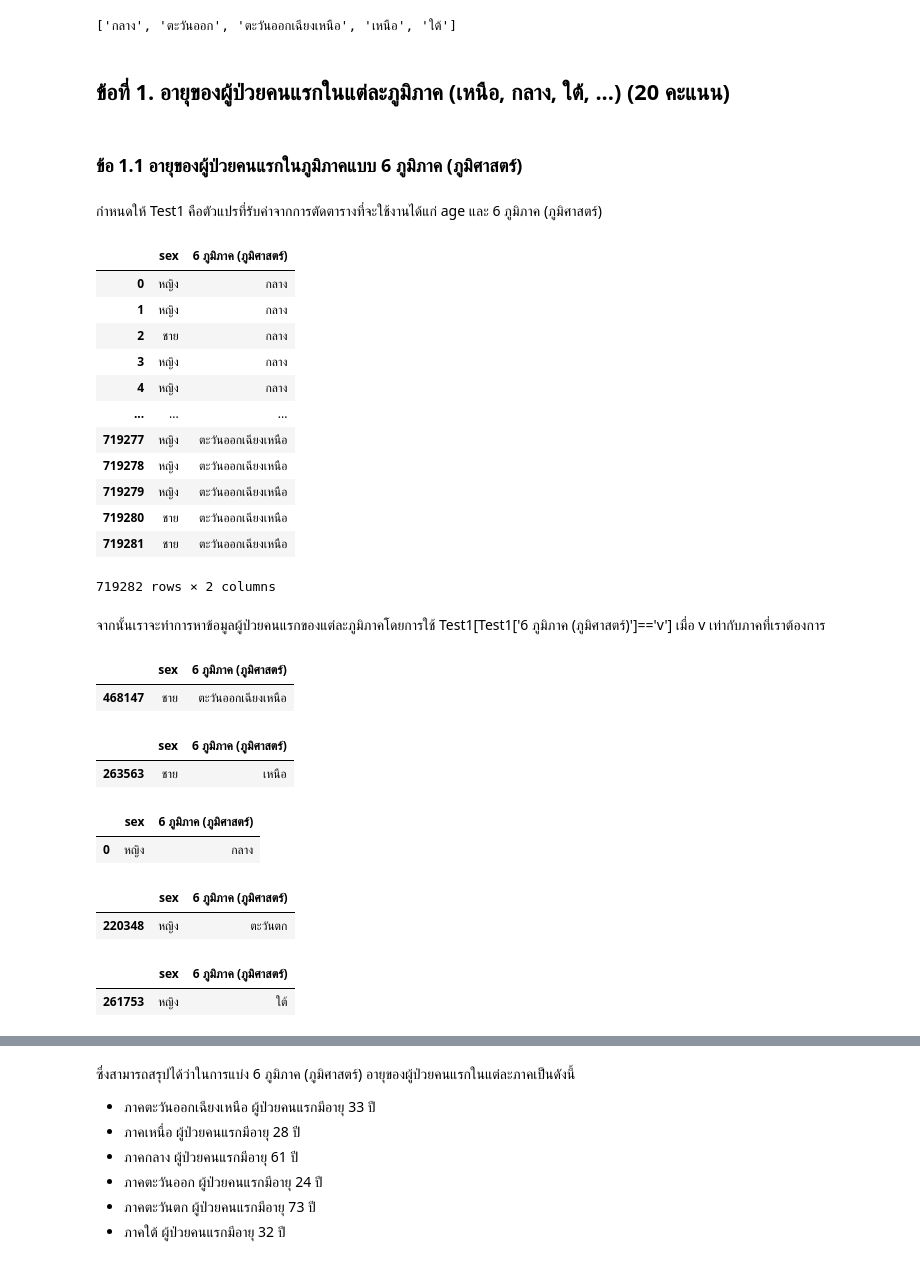
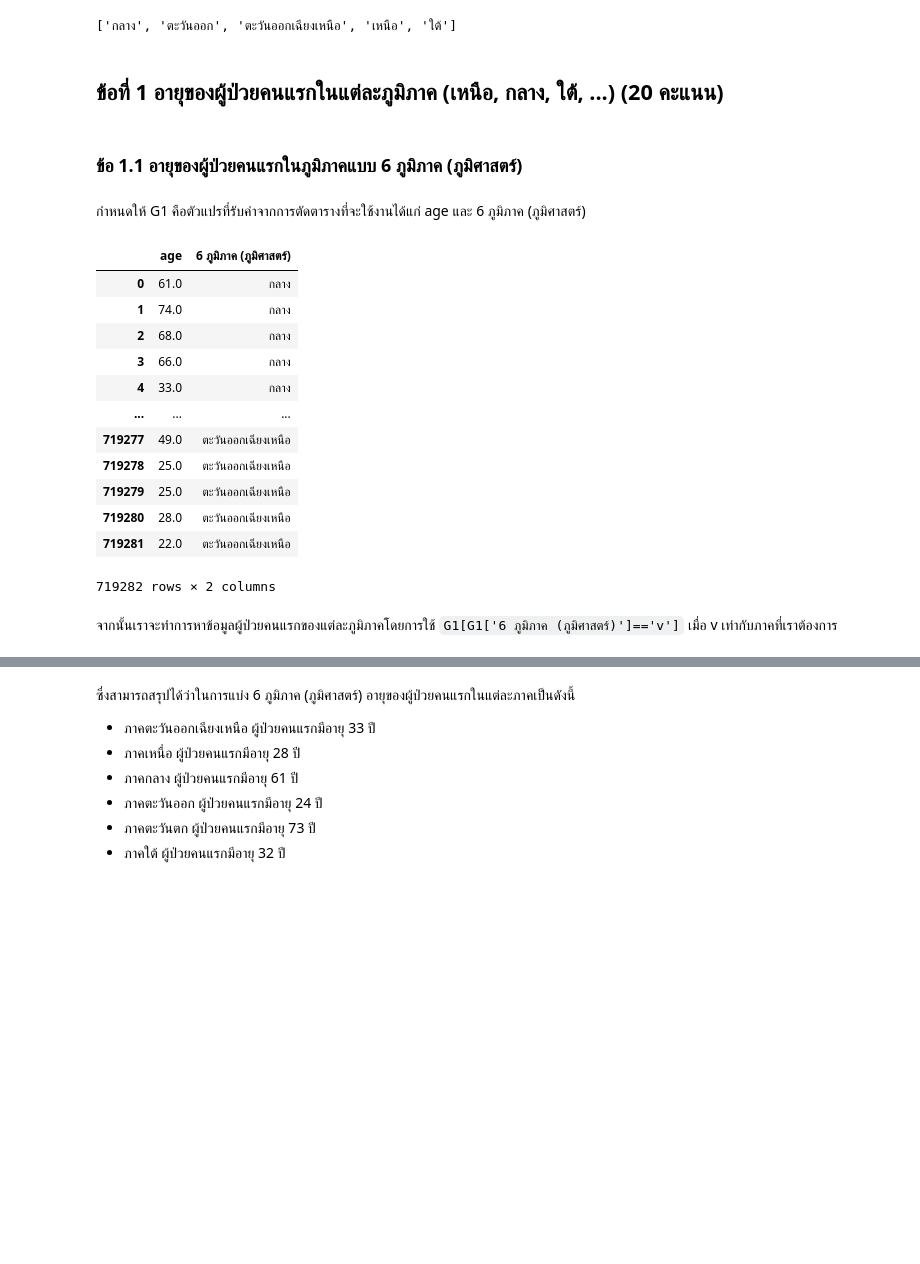
Before and after one commit to 6230204513/data_viz_2022, a Jupyter notebook: BasicPython&DataViz_midterm2022.ipynb, the cells around one changed output, grey strips where cells are left out. Cells and saved outputs as stored; diff of their text form; code cells hidden in the pictures; blank space fills up the shorter version.

```diff
--- a/BasicPython&DataViz_midterm2022.ipynb
+++ b/BasicPython&DataViz_midterm2022.ipynb
@@ -121,0 +49,4 @@ covid_data_on #ผลจากการ merge ระหว่าง data_mid แ
+# %%
+data_file_path = os.path.join(path,'confirmed-cases.csv')
+data_mid = pd.read_csv(data_file_path)
+data_mid #ตารางแสดงการอ่านจากไฟล์ confirmed-cases.csv
@@ -245,5 +249,5 @@ list_T
 # %% [output]
 ['กลาง', 'ตะวันออก', 'ตะวันออกเฉียงเหนือ', 'เหนือ', 'ใต้']
 # %% [markdown]
-## ข้อที่ 1. อายุของผู้ป่วยคนแรกในแต่ละภูมิภาค (เหนือ, กลาง, ใต้, ...) (20 คะแนน)
+## ข้อที่ 1 อายุของผู้ป่วยคนแรกในแต่ละภูมิภาค (เหนือ, กลาง, ใต้, ...) (20 คะแนน)
 # %% [markdown]
@@ -251,43 +255,31 @@ list_T
 # %% [markdown]
-กำหนดให้ Test1 คือตัวแปรที่รับค่าจากการตัดตารางที่จะใช้งานได้แก่ age และ 6 ภูมิภาค (ภูมิศาสตร์)
+กำหนดให้ G1 คือตัวแปรที่รับค่าจากการตัดตารางที่จะใช้งานได้แก่ age และ 6 ภูมิภาค (ภูมิศาสตร์)
 # %%
-#กำหนดให้ Test1 คือตัวแปรที่รับค่าจากการตัดตารางที่จะใช้งานได้แก่ 'announce_date','sex','age','province_of_onset' และ 6 ภูมิภาค (ภูมิศาสตร์)
-Test1 = covid_data_on[['sex','6 ภูมิภาค (ภูมิศาสตร์)']]
-Test1
+#กำหนดให้ G1 คือตัวแปรที่รับค่าจากการตัดตารางที่จะใช้งานได้แก่ age และ 6 ภูมิภาค (ภูมิศาสตร์)
+G1 = covid_data_on[['age','6 ภูมิภาค (ภูมิศาสตร์)']]
+G1
 # %% [output]
-|  | sex | 6 ภูมิภาค (ภูมิศาสตร์) |
-| 0 | หญิง | กลาง |
-| 1 | หญิง | กลาง |
-| 2 | ชาย | กลาง |
-| 3 | หญิง | กลาง |
-| 4 | หญิง | กลาง |
+|  | age | 6 ภูมิภาค (ภูมิศาสตร์) |
+| 0 | 61.0 | กลาง |
+| 1 | 74.0 | กลาง |
+| 2 | 68.0 | กลาง |
+| 3 | 66.0 | กลาง |
+| 4 | 33.0 | กลาง |
 | ... | ... | ... |
-| 719277 | หญิง | ตะวันออกเฉียงเหนือ |
-| 719278 | หญิง | ตะวันออกเฉียงเหนือ |
-| 719279 | หญิง | ตะวันออกเฉียงเหนือ |
-| 719280 | ชาย | ตะวันออกเฉียงเหนือ |
-| 719281 | ชาย | ตะวันออกเฉียงเหนือ |
+| 719277 | 49.0 | ตะวันออกเฉียงเหนือ |
+| 719278 | 25.0 | ตะวันออกเฉียงเหนือ |
+| 719279 | 25.0 | ตะวันออกเฉียงเหนือ |
+| 719280 | 28.0 | ตะวันออกเฉียงเหนือ |
+| 719281 | 22.0 | ตะวันออกเฉียงเหนือ |
 719282 rows × 2 columns
 # %% [markdown]
-จากนั้นเราจะทำการหาข้อมูลผู้ป่วยคนแรกของแต่ละภูมิภาคโดยการใช้ Test1[Test1['6 ภูมิภาค (ภูมิศาสตร์)']=='v'] เมื่อ v เท่ากับภาคที่เราต้องการ
+จากนั้นเราจะทำการหาข้อมูลผู้ป่วยคนแรกของแต่ละภูมิภาคโดยการใช้ `G1[G1['6 ภูมิภาค (ภูมิศาสตร์)']=='v']` เมื่อ v เท่ากับภาคที่เราต้องการ
 # %%
-#หาข้อมูลผู้ป่วยคนแรกของ 6 ภูมิภาค (ภูมิศาสตร์) ของภาคตะวันออกเฉียงเหนือโดยใช้ตัวแปรรองรับคือ Test1_ne
-Test1_ne = Test1[Test1['6 ภูมิภาค (ภูมิศาสตร์)']=='ตะวันออกเฉียงเหนือ']
-Test1_ne.head(1)
+#หาข้อมูลผู้ป่วยคนแรกของ 6 ภูมิภาค (ภูมิศาสตร์) ของภาคตะวันออกเฉียงเหนือโดยใช้ตัวแปรรองรับคือ G1_NE
+G1_NE = G1[G1['6 ภูมิภาค (ภูมิศาสตร์)']=='ตะวันออกเฉียงเหนือ']
-# %% [output]
-|  | sex | 6 ภูมิภาค (ภูมิศาสตร์) |
-| 468147 | ชาย | ตะวันออกเฉียงเหนือ |
 # %%
-#หาข้อมูลผู้ป่วยคนแรกของ 6 ภูมิภาค (ภูมิศาสตร์) ของภาคเหนือโดยใช้ตัวแปรรองรับคือ Test1_n
-Test1_n = Test1[Test1['6 ภูมิภาค (ภูมิศาสตร์)']=='เหนือ']
-Test1_n.head(1)
+#หาข้อมูลผู้ป่วยคนแรกของ 6 ภูมิภาค (ภูมิศาสตร์) ของภาคเหนือโดยใช้ตัวแปรรองรับคือ G1_N
+G1_N = G1[G1['6 ภูมิภาค (ภูมิศาสตร์)']=='เหนือ']
-# %% [output]
-|  | sex | 6 ภูมิภาค (ภูมิศาสตร์) |
-| 263563 | ชาย | เหนือ |
 # %%
-#หาข้อมูลผู้ป่วยคนแรกของ 6 ภูมิภาค (ภูมิศาสตร์) ของภาคกลางโดยใช้ตัวแปรรองรับคือ Test1_m
-Test1_m = Test1[Test1['6 ภูมิภาค (ภูมิศาสตร์)']=='กลาง']
-Test1_m.head(1)
+#หาข้อมูลผู้ป่วยคนแรกของ 6 ภูมิภาค (ภูมิศาสตร์) ของภาคกลางโดยใช้ตัวแปรรองรับคือ G1_M
+G1_M = G1[G1['6 ภูมิภาค (ภูมิศาสตร์)']=='กลาง']
-# %% [output]
-|  | sex | 6 ภูมิภาค (ภูมิศาสตร์) |
-| 0 | หญิง | กลาง |
@@ -294,14 +289,6 @@ Test1_m.head(1)
 # %%
-#หาข้อมูลผู้ป่วยคนแรกของ 6 ภูมิภาค (ภูมิศาสตร์) ของภาคตะวันตกโดยใช้ตัวแปรรองรับคือ Test1_w
-Test1_w = Test1[Test1['6 ภูมิภาค (ภูมิศาสตร์)']=='ตะวันตก']
-Test1_w.head(1)
+#หาข้อมูลผู้ป่วยคนแรกของ 6 ภูมิภาค (ภูมิศาสตร์) ของภาคตะวันตกโดยใช้ตัวแปรรองรับคือ G1_W
+G1_W = G1[G1['6 ภูมิภาค (ภูมิศาสตร์)']=='ตะวันตก']
-# %% [output]
-|  | sex | 6 ภูมิภาค (ภูมิศาสตร์) |
-| 220348 | หญิง | ตะวันตก |
 # %%
-#หาข้อมูลผู้ป่วยคนแรกของ 6 ภูมิภาค (ภูมิศาสตร์) ของภาคใต้โดยใช้ตัวแปรรองรับคือ Test1_s
-Test1_s = Test1[Test1['6 ภูมิภาค (ภูมิศาสตร์)']=='ใต้']
-Test1_s.head(1)
+#หาข้อมูลผู้ป่วยคนแรกของ 6 ภูมิภาค (ภูมิศาสตร์) ของภาคใต้โดยใช้ตัวแปรรองรับคือ G1_S
+G1_S = G1[G1['6 ภูมิภาค (ภูมิศาสตร์)']=='ใต้']
-# %% [output]
-|  | sex | 6 ภูมิภาค (ภูมิศาสตร์) |
-| 261753 | หญิง | ใต้ |
```
Also changed, not shown: parts of 185 cells of this notebook.
